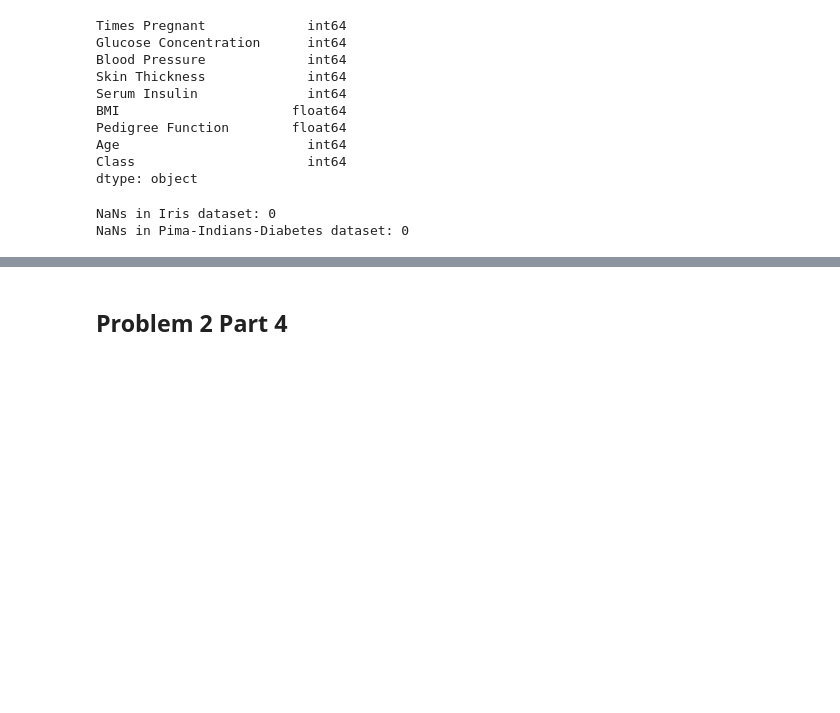
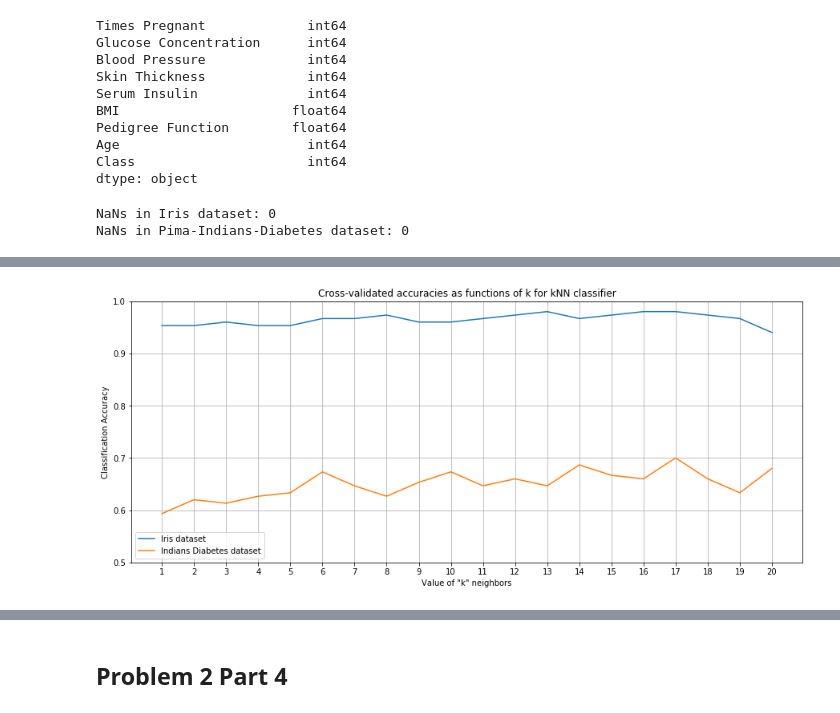
Before and after one commit to PiStefania/Machine_Learning_Exercises, a Jupyter notebook: Ex2_rou.ipynb, the cells around one changed output, grey strips where cells are left out. Cells and saved outputs as stored; diff of their text form; code cells hidden in the pictures; blank space fills up the shorter version.

```diff
--- a/Ex2_rou.ipynb
+++ b/Ex2_rou.ipynb
@@ -82,0 +86,7 @@ Y_indians = df_indians.iloc[:, -1].values
+# %%
+def distance(x1, x2):
+    distance = 0
+    for i in range(len(x1)):
+        distance += np.square(x1[i] - x2[i])
+    distance = np.sqrt(distance)
+    return distance
@@ -82,0 +117,31 @@ Y_indians = df_indians.iloc[:, -1].values
+# %%
+def CV_accuracy_as_function_of_k(X, Y):
+    cv_accuracies = np.zeros([20, 2])
+    for l in range(1, 21):
+        kf = KFold(n_splits=5, shuffle=True)
+        sum = 0
+        for train, test in kf.split(X_iris):
+            X_train, X_test, Y_train, Y_test = X[train], X[test], Y[train], Y[test]
+            sum += kNN_accuracy(X_train, Y_train, X_test, Y_test, l)
+        average_accuracy = sum/5
+        cv_accuracies[l - 1, 0] = average_accuracy
+        cv_accuracies[l - 1, 1] = l
+    return cv_accuracies
+# %%
+iris_accuracies = CV_accuracy_as_function_of_k(X_iris, Y_iris)
+# %%
+indians_accuracies = CV_accuracy_as_function_of_k(X_indians, Y_indians)
+# %%
+plt.figure(figsize=(15, 6))
+plt.plot(iris_accuracies[:, 1], iris_accuracies[:, 0], label='Iris dataset')
+plt.plot(indians_accuracies[:, 1], indians_accuracies[:, 0], label='Indians Diabetes dataset')
+plt.xlabel('Value of "k" neighbors')
+plt.xticks(iris_accuracies[:, 1])
+plt.ylabel('Classification Accuracy')
+plt.ylim([0.5, 1])
+plt.grid()
+plt.title('Cross-validated accuracies as functions of k for kNN classifier')
+plt.legend()
+plt.show()
+# %% [output]
+[figure, added]
```
Also changed, not shown: parts of 37 cells of this notebook, 1 other file.
